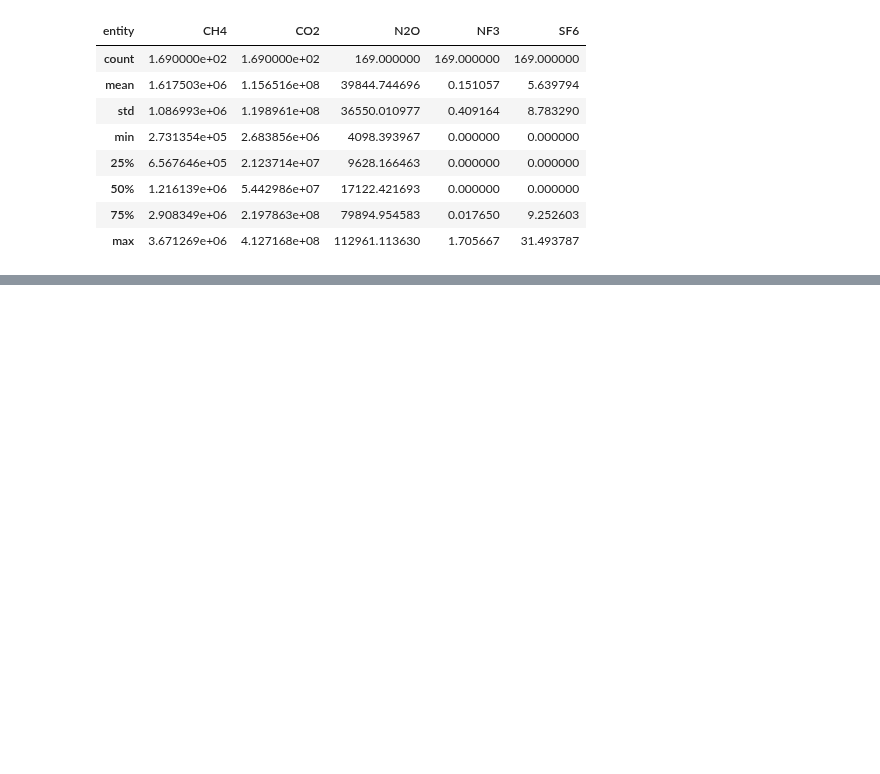
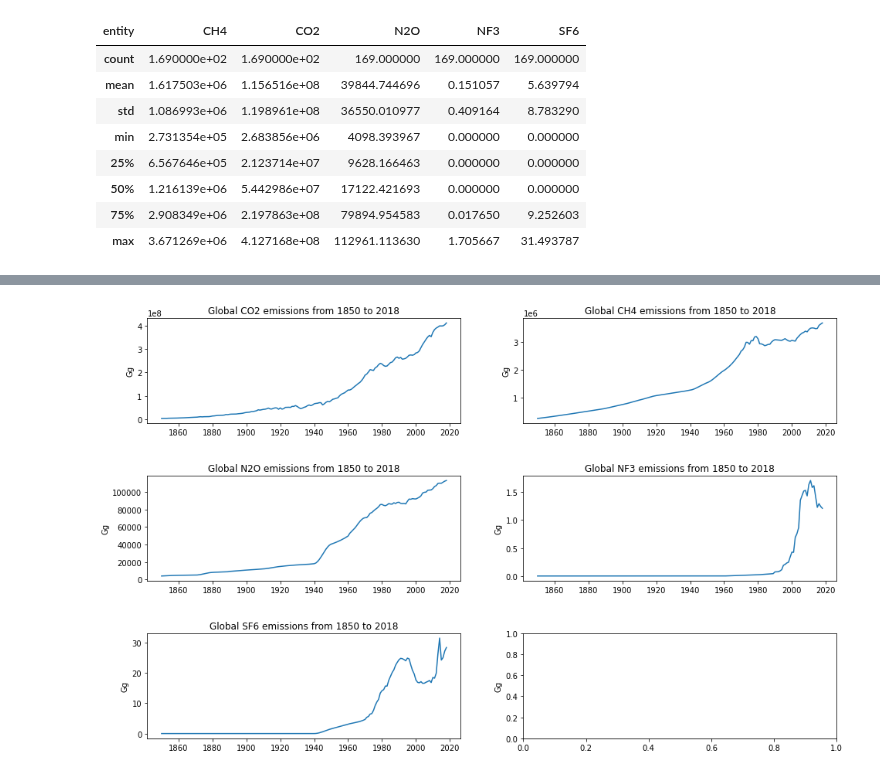
Before and after one commit to OpenGeoScales/ogs-data-exploration, a Jupyter notebook: notebooks/ghg-emissions/primap-hist/primap-hist-exploration.ipynb, the cells around one changed output, grey strips where cells are left out. Drawn from its saved outputs; the diff is of its cells as text; code cells hidden in the pictures; blank space fills up the shorter version.

```diff
--- a/notebooks/ghg-emissions/primap-hist/primap-hist-exploration.ipynb
+++ b/notebooks/ghg-emissions/primap-hist/primap-hist-exploration.ipynb
@@ -515,0 +500,19 @@ plt.show()
+# %%
+fig, axs = plt.subplots(3, 2, figsize=(16,10))
+axs[0, 0].plot(gas_emission_analysis['CO2'])
+axs[0, 0].title.set_text("Global CO2 emissions from 1850 to 2018")
+axs[0, 1].plot(gas_emission_analysis['CH4'])
+axs[0, 1].title.set_text("Global CH4 emissions from 1850 to 2018")
+axs[1, 0].plot(gas_emission_analysis['N2O'])
+axs[1, 0].title.set_text("Global N2O emissions from 1850 to 2018")
+axs[1, 1].plot(gas_emission_analysis['NF3'])
+axs[1, 1].title.set_text("Global NF3 emissions from 1850 to 2018")
+axs[2, 0].plot(gas_emission_analysis['SF6'])
+axs[2, 0].title.set_text("Global SF6 emissions from 1850 to 2018")
+
+for ax in axs.flat:
+    ax.set(ylabel='Gg')
+
+plt.subplots_adjust(hspace=0.5)
+# %% [output]
+[figure, added]
```
Also changed, not shown: parts of 10 cells of this notebook.
